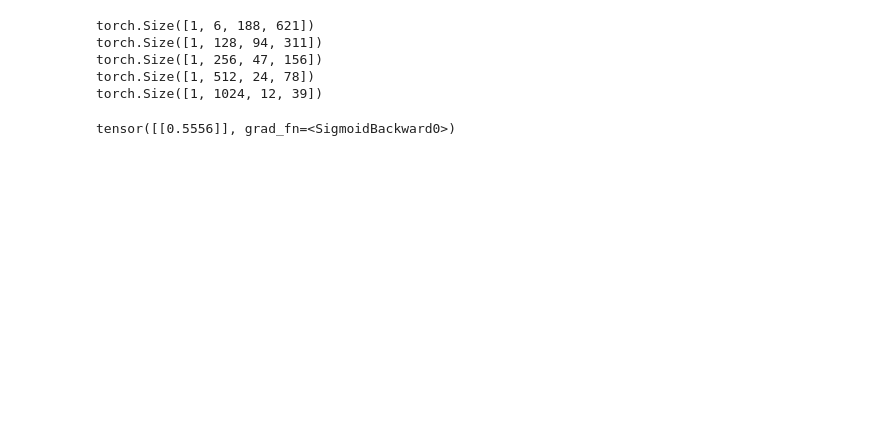
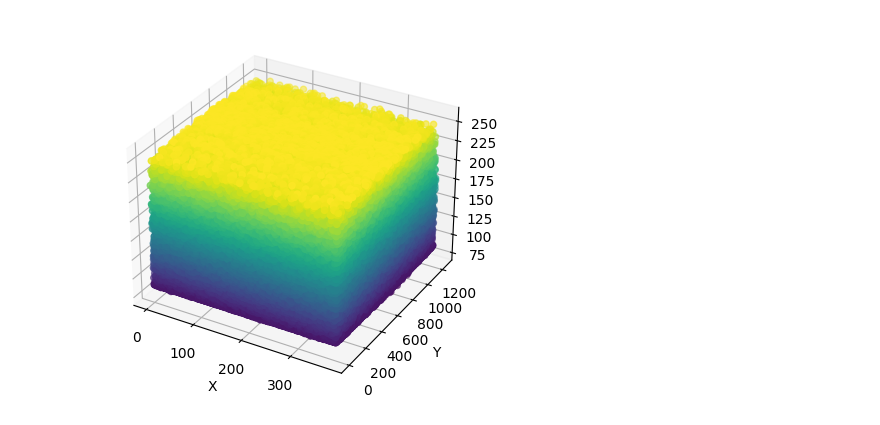
Before and after one commit to KeyiDing/dl_final_project, a Jupyter notebook: models/demo.ipynb, the cells around one changed output. Drawn from its saved outputs; the diff is of its cells as text; code cells hidden in the pictures; blank space fills up the shorter version.

```diff
--- a/models/demo.ipynb
+++ b/models/demo.ipynb
@@ -42,11 +74,20 @@ torch.Size([1, 375, 1242])
-# %%
-model = Discriminator()
-out = model(img)
-out
-# %% [output]
-torch.Size([1, 6, 188, 621])
-torch.Size([1, 128, 94, 311])
-torch.Size([1, 256, 47, 156])
-torch.Size([1, 512, 24, 78])
-torch.Size([1, 1024, 12, 39])
-tensor([[0.5556]], grad_fn=<SigmoidBackward0>)
+# %%
+x = np.arange(375)
+y = np.arange(1242)
+X, Y = np.meshgrid(x, y)
+Z = (depth*255).squeeze()  # Remove singleton dimension if present
+
+# Create a 3D scatter plot
+fig = plt.figure()
+ax = fig.add_subplot(111, projection='3d')
+ax.scatter(X, Y, Z, c=Z)
+
+# Set axis labels
+ax.set_xlabel('X')
+ax.set_ylabel('Y')
+ax.set_zlabel('Z')
+
+# Show the plot
+plt.show()
+# %% [output]
+[figure, added]
```
Also changed, not shown: parts of 9 cells of this notebook.
